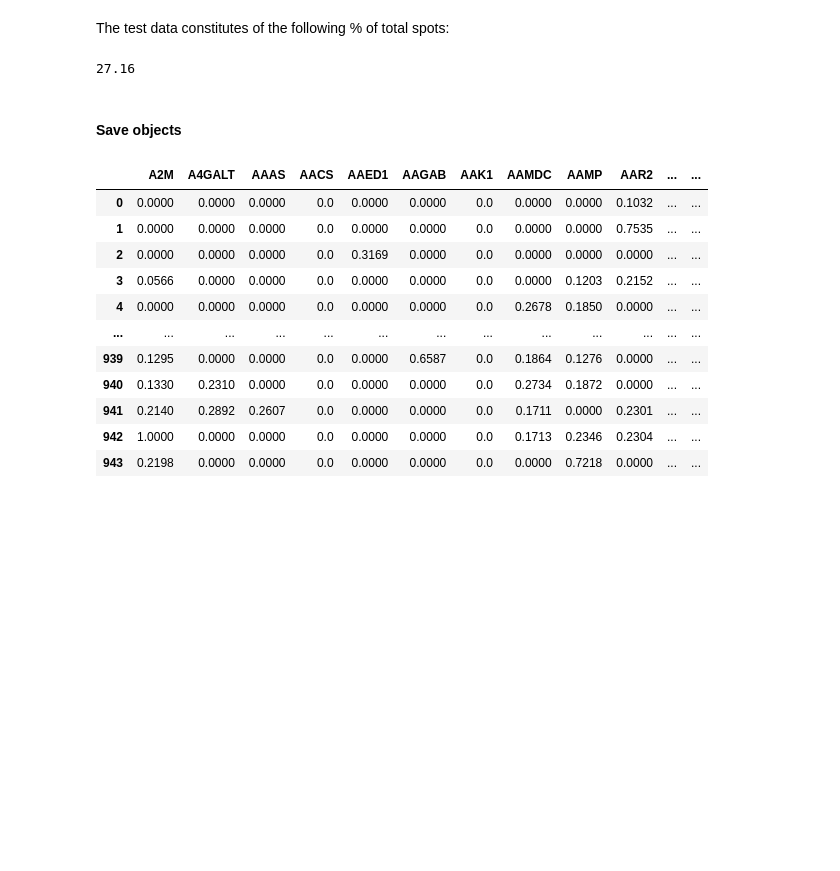
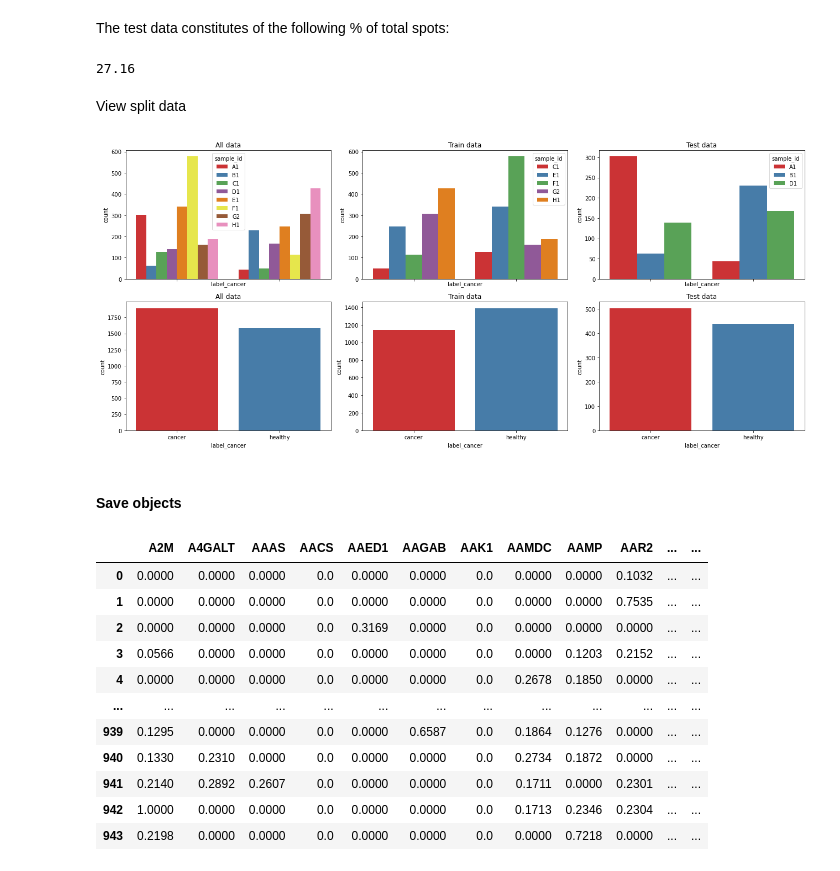
Before and after one commit to lfranzen/ml-course-project, a Jupyter notebook: scripts/prepare_data.ipynb, the cells around one changed output. Saved outputs shown, nothing was run; the diff lists cells and outputs as text; code cells hidden in the pictures; blank space fills up the shorter version.

```diff
--- a/scripts/prepare_data.ipynb
+++ b/scripts/prepare_data.ipynb
@@ -523,6 +530,22 @@ The test data constitutes of the following % of total spots:
 np.round(test_df.shape[0] / (test_df.shape[0] + train_df.shape[0]), 4) * 100
 # %% [output]
 27.16
+# %% [markdown]
+View split data
+# %%
+sns.set_palette("Set1")
+f, axes = plt.subplots(2, 3, figsize=(18, 8), sharex=True)
+sns.countplot(x="label_cancer", hue='sample_id', data=df_all, ax=axes[0,0]).set_title("All data")
+sns.countplot(x="label_cancer", hue='sample_id', data=train_df, ax=axes[0,1]).set_title("Train data")
+sns.countplot(x="label_cancer", hue='sample_id', data=test_df, ax=axes[0,2]).set_title("Test data")
+
+sns.countplot(x="label_cancer", data=df_all, ax=axes[1,0]).set_title("All data")
+sns.countplot(x="label_cancer", data=train_df, ax=axes[1,1]).set_title("Train data")
+sns.countplot(x="label_cancer", data=test_df, ax=axes[1,2]).set_title("Test data")
+
+plt.tight_layout();
+# %% [output]
+[figure, added]
 # %% [markdown]
 #### Save objects
 # %%
```
Also changed, not shown: parts of 1 cell of this notebook.
